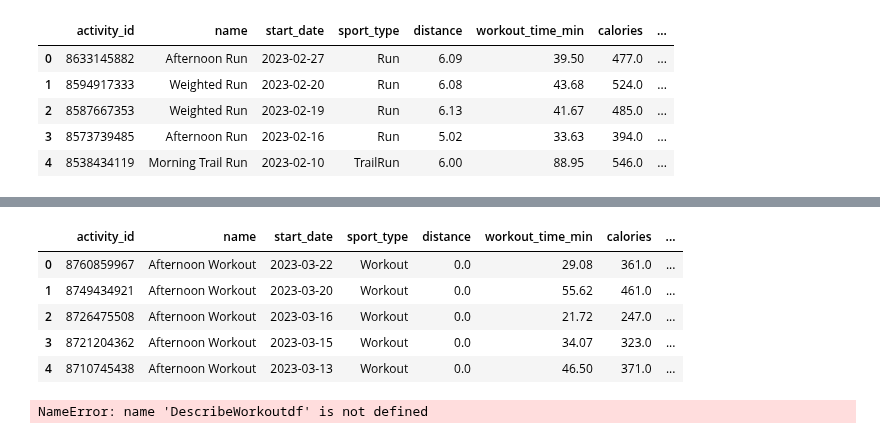
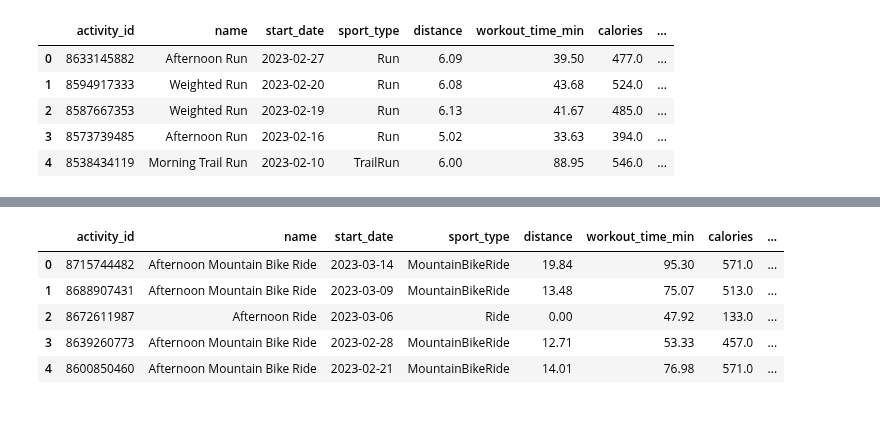
Before and after one commit to ManuelElizaldi/PyStrava, a Jupyter notebook: StravaConnect.ipynb, the cells around one changed output, grey strips where cells are left out. Drawn from its saved outputs; the diff is of its cells as text; code cells hidden in the pictures.

```diff
--- a/StravaConnect.ipynb
+++ b/StravaConnect.ipynb
@@ -146,21 +145,21 @@ general_activities_copy.head()
 # H ->  is your average heart rate in beats per minute
 # W -> is your weight in kilograms = 80
 # A -> is your age in years
-general_activities_copy['aprox_calories_burned'] = round((general_activities_copy['workout_time_sec']/60) * ((0.6309*general_activities_copy['average_heartrate']) + (0.1988*80) + (0.2017*26 - 55.0969)) / 4.184,0)
+general_table['aprox_calories_burned'] = round((general_table['workout_time_sec']/60) * ((0.6309*general_table['average_heartrate']) + (0.1988*80) + (0.2017*26 - 55.0969)) / 4.184,0)
 
 # from meters to kilometers
-general_activities_copy[['distance']] = round(general_activities_copy['distance']/1000,2)
+general_table[['distance']] = round(general_table['distance']/1000,2)
 
 # from seconds to minutes
-general_activities_copy['workout_time_min'] = round(general_activities_copy['workout_time_sec']/60,2)
+general_table['workout_time_min'] = round(general_table['workout_time_sec']/60,2)
 
 # Fix start_date column into the correct format
-general_activities_copy[["start_date"]] = pd.to_datetime(general_activities_copy['start_date']).dt.date
+general_table[["start_date"]] = pd.to_datetime(general_table['start_date']).dt.date
 
 # Changing name of workout type => Workout
-general_activities_copy['workout_type'] = general_activities_copy['workout_type'].replace({'Workout':'Functional-Cardio Workout'})
+general_table['workout_type'] = general_table['workout_type'].replace({'Workout':'Functional-Cardio Workout'})
 
 # Preview
-print('Number of recorded workouts:',len(general_activities_copy))
-general_activities_copy.head()
+print('Number of recorded workouts:',len(general_table))
+general_table.head()
 # %% [output]
@@ -174,13 +173,13 @@ Number of recorded workouts: 650
 # %%
 # Creating additional dataframes for specific activities:
 # Running type workouts
-running_activities = general_activities_copy.loc[general_activities_copy['workout_type'].isin(['Run','TrailRun'])]
+running_activities = general_table.loc[general_table['workout_type'].isin(['Run','TrailRun'])]
 
 # Biking type workouts
-biking_activities = general_activities_copy.loc[general_activities_copy['workout_type'].isin(['Ride','MountainBikeRide'])]
+biking_activities = general_table.loc[general_table['workout_type'].isin(['Ride','MountainBikeRide'])]
 
 # Functional type workouts
-functional_activities = general_activities_copy.loc[general_activities_copy['workout_type'].isin(['Functional-Cardio Workout'])]
+functional_activities = general_table.loc[general_table['workout_type'].isin(['Functional-Cardio Workout'])]
 # %%
 # Variables for activities breakdown dataframe
 today_msg = f'Total workouts as of {today}'
@@ -311,0 +306,2 @@ API Rate limit exceeded, stopping extraction
+# %%
+biking_workouts = GetWorkoutData(biking_id_list)
@@ -349,4 +383,5 @@ def CleanWorkoutJson(workout_json):
     lap_counter = workout_laps['activity_id'].value_counts().rename_axis('activity_id').reset_index(name='lap_count')
 
     merged = df.merge(lap_counter, on = 'activity_id')
+    merged['lap_count'] = pd.to_numeric(merged['lap_count'])
     return merged
@@ -363,10 +462,10 @@ running_workouts_df.head(5)
 # %%
-functional_workouts_df = CleanWorkoutJson(functional_workouts)
-functional_workouts_df.head(5)
+biking_workouts_df = CleanWorkoutJson(biking_workouts)
+biking_workouts_df.head(5)
 # %% [output]
 |  | activity_id | name | start_date | sport_type | distance | workout_time_min | calories | ... |
-| 0 | 8760859967 | Afternoon Workout | 2023-03-22 | Workout | 0.0 | 29.08 | 361.0 | ... |
-| 1 | 8749434921 | Afternoon Workout | 2023-03-20 | Workout | 0.0 | 55.62 | 461.0 | ... |
-| 2 | 8726475508 | Afternoon Workout | 2023-03-16 | Workout | 0.0 | 21.72 | 247.0 | ... |
-| 3 | 8721204362 | Afternoon Workout | 2023-03-15 | Workout | 0.0 | 34.07 | 323.0 | ... |
-| 4 | 8710745438 | Afternoon Workout | 2023-03-13 | Workout | 0.0 | 46.50 | 371.0 | ... |
+| 0 | 8715744482 | Afternoon Mountain Bike Ride | 2023-03-14 | MountainBikeRide | 19.84 | 95.30 | 571.0 | ... |
+| 1 | 8688907431 | Afternoon Mountain Bike Ride | 2023-03-09 | MountainBikeRide | 13.48 | 75.07 | 513.0 | ... |
+| 2 | 8672611987 | Afternoon Ride | 2023-03-06 | Ride | 0.00 | 47.92 | 133.0 | ... |
+| 3 | 8639260773 | Afternoon Mountain Bike Ride | 2023-02-28 | MountainBikeRide | 12.71 | 53.33 | 457.0 | ... |
+| 4 | 8600850460 | Afternoon Mountain Bike Ride | 2023-02-21 | MountainBikeRide | 14.01 | 76.98 | 571.0 | ... |
@@ -401,4 +471,0 @@ def DescribeWorkoutdf(workout_df):
-# %%
-DescribeWorkoutdf(functional_workouts_df)
-# %% [output]
-NameError: name 'DescribeWorkoutdf' is not defined
```
Also changed, not shown: parts of 34 cells of this notebook, 1 other file.
